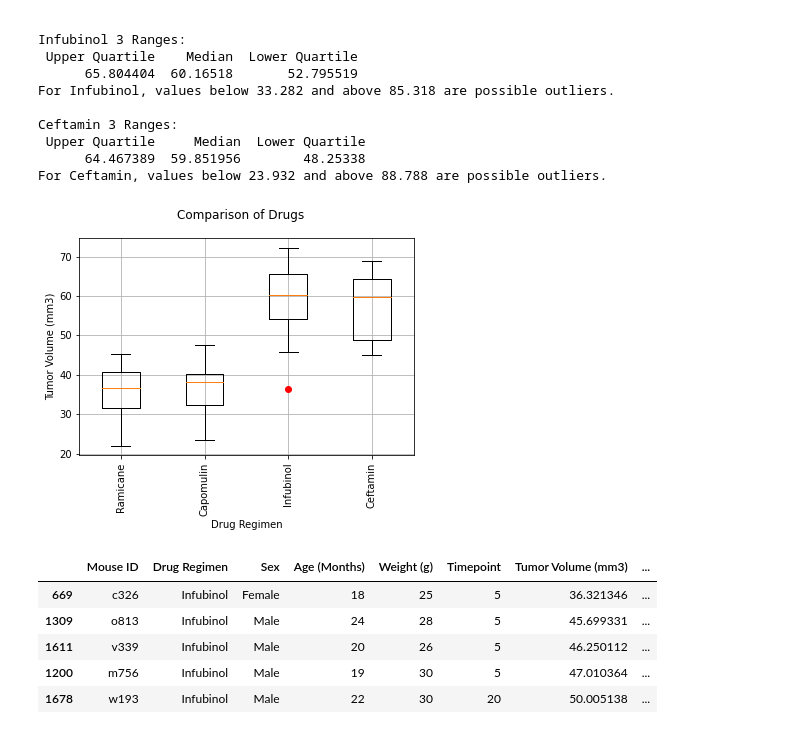
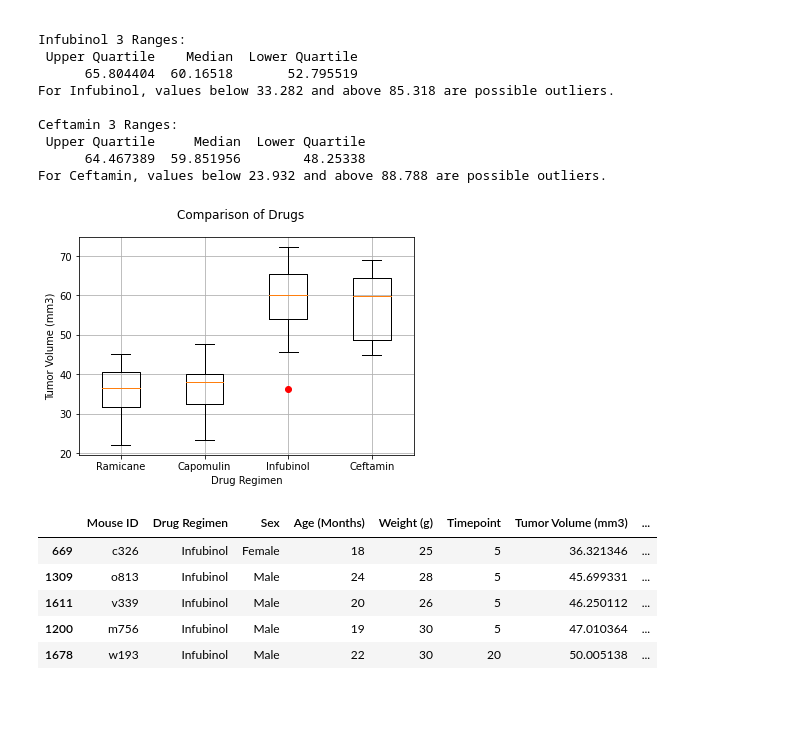
Before and after one commit to kplam624/Mice-Drug-Analysis, a Jupyter notebook: Submission/main_submission.ipynb, the cells around one changed output. Cells and saved outputs as stored; diff of their text form; code cells hidden in the pictures; blank space fills up the shorter version.

```diff
--- a/Submission/main_submission.ipynb
+++ b/Submission/main_submission.ipynb
@@ -291,41 +291,41 @@ Ceftamin 3 Ranges:
       64.467389  59.851956        48.25338
 For Ceftamin, values below 23.932 and above 88.788 are possible outliers.
 # %%
-#Creating the box plot for the the drug regimens
+# Creating the box plot for the the drug regimens
 # Creates a list with the drug names
 drug_name = []
 
 # Loops through the drug regimen column and finds unique names
 for drug in reduced_drug_df["Drug Regimen"]:
     if drug not in drug_name:
         drug_name.append(drug)
 
 #Sets the values for the plot
 ramicane = ramicane_df["Tumor Volume (mm3)"]
 capomulin = capomulin_df["Tumor Volume (mm3)"]
 infubinol = infubinol_df["Tumor Volume (mm3)"]
 ceftamin = ceftamin_df["Tumor Volume (mm3)"]
 
 drugs = [ramicane,capomulin,infubinol,ceftamin]
 
 # Creates my box plot
 fig, (ax1) = plt.subplots()
 ax1.boxplot(drugs,sym = 'ro')
 
 # Modifies the plot for easier comprehension
 fig.suptitle('Comparison of Drugs')
 ax1.set_ylabel('Tumor Volume (mm3)')
 ax1.set_xlabel('Drug Regimen')
 tick_locations = [value for value in range(4)]
-plt.xticks([1,2,3,4], drug_name ,rotation = 'vertical')
+plt.xticks([1,2,3,4], drug_name)
 
 plt.grid()
 plt.savefig("plots/boxwhiskers.png")
 
 
 plt.show()
 # %% [output]
-[figure, old version]
+[figure, new version]
 # %%
 # Insight into the dataframe
 # This is needed to understand the outlier present for the Infubinol drug regimen
```
Also changed, not shown: parts of 5 cells of this notebook, 3 other files.
